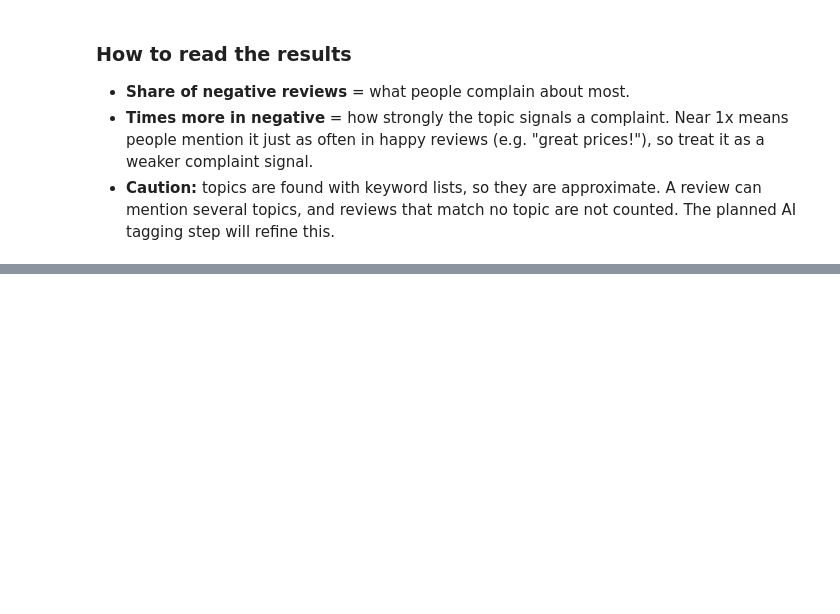
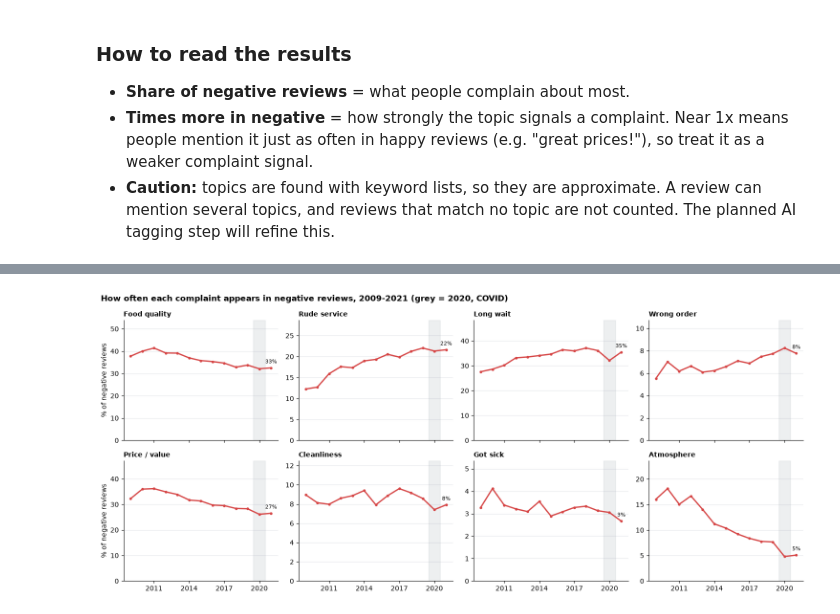
Before and after one commit to MIZZYAYO/yelp-restaurant-complaint-analysis, a Jupyter notebook: notebooks/02_review_topics.ipynb, the cells around one changed output, grey strips where cells are left out. Drawn from its saved outputs; the diff is of its cells as text; code cells hidden in the pictures; blank space fills up the shorter version.

```diff
--- a/notebooks/02_review_topics.ipynb
+++ b/notebooks/02_review_topics.ipynb
@@ -315,0 +453,27 @@ Grabbed our drinks at the bar until a table opened up. The drinks and atmosphere
+# %%
+# Chart: one small line chart per topic (called "small multiples")
+from matplotlib.ticker import MaxNLocator
+
+fig, axes = plt.subplots(2, 4, figsize=(15, 6.5), sharex=True)
+
+for ax, topic in zip(axes.flat, topic_names):           # axes.flat walks through the 2x4 grid one panel at a time
+    values = trend[topic] * 100
+    ax.plot(trend.index, values, color="#D64545", linewidth=2, marker="o", markersize=3)
+    ax.axvspan(2019.5, 2020.5, color="#8A94A0", alpha=0.15)        # grey band = 2020 (COVID)
+    ax.set_title(topic, loc="left", fontsize=10, fontweight="bold")
+    ax.set_ylim(0, values.max() * 1.3)                  # start at 0 so changes aren't exaggerated
+    ax.annotate(f"{values.iloc[-1]:.0f}%", (trend.index[-1], values.iloc[-1]),   # label the latest value
+                textcoords="offset points", xytext=(0, 7), ha="center", fontsize=8)
+    ax.xaxis.set_major_locator(MaxNLocator(integer=True, nbins=5))   # whole years only (no "2017.5")
+    ax.spines[["top", "right"]].set_visible(False)
+    ax.grid(axis="y", color="#E5E7EB", linewidth=0.8)
+    ax.set_axisbelow(True)
+
+for ax in axes[:, 0]:                                  # first column of panels only
+    ax.set_ylabel("% of negative reviews")
+fig.suptitle(f"How often each complaint appears in negative reviews, {first}-{last} (grey = 2020, COVID)",
+             x=0.01, ha="left", fontweight="bold")
+plt.tight_layout()
+plt.show()
+# %% [output]
+[figure, added]
```
Also changed, not shown: parts of 12 cells of this notebook, 4 other files.
